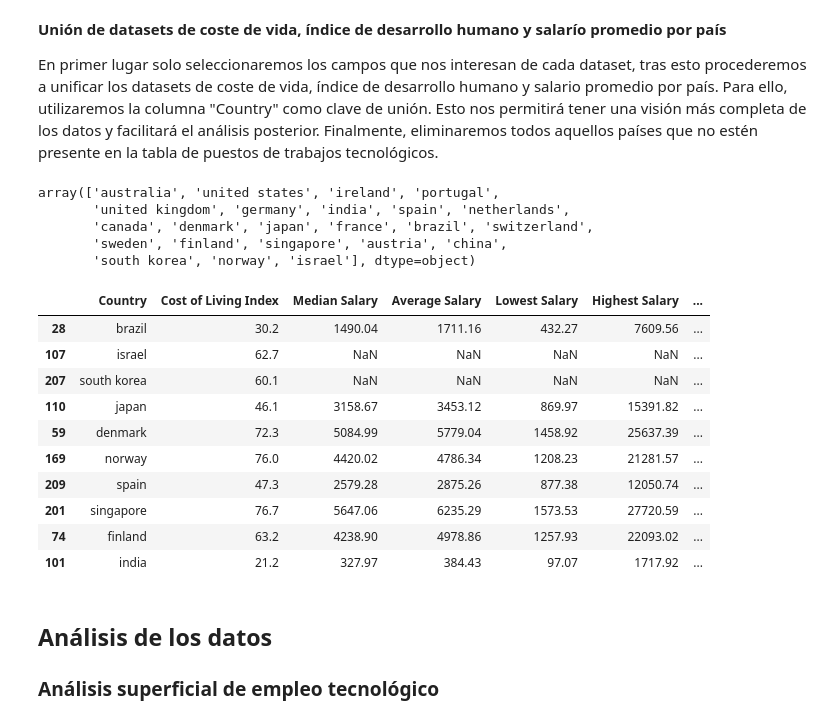
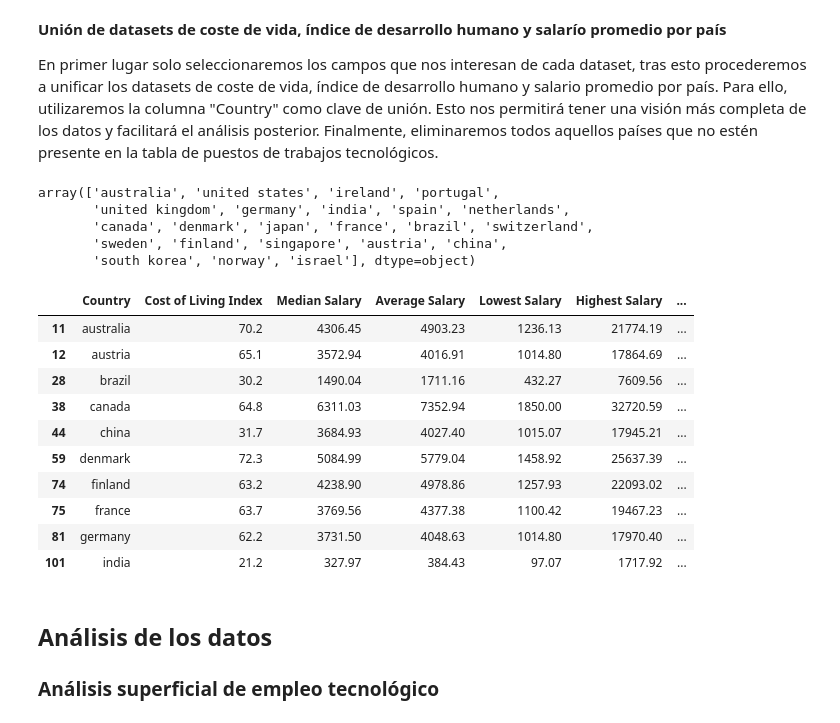
Before and after one commit to MichaeLaudrup/Python_for_AI_VIU, a Jupyter notebook: dataset_project/01_MIAR_ACT_Dataset_Michael_Laudrup_luis_glez.ipynb, the cells around one changed output. Drawn from its saved outputs; the diff is of its cells as text; code cells hidden in the pictures.

```diff
--- a/dataset_project/01_MIAR_ACT_Dataset_Michael_Laudrup_luis_glez.ipynb
+++ b/dataset_project/01_MIAR_ACT_Dataset_Michael_Laudrup_luis_glez.ipynb
@@ -309,31 +309,31 @@ En primer lugar solo seleccionaremos los campos que nos interesan de cada datase
 # %%
 life_cost_reduced = cost_of_life_df[['Country', 'Cost of Living Index']]
 avg_salary_reduced = avg_salary_df.drop(columns=['Continent Name', 'Wage Span'])
 idh_reduced = idh_df[['Country', 'Human Development Index']]
 
 countries_in_jobs_df = all_tech_jobs_df['Country'].unique()
 display(countries_in_jobs_df)
 
 indicators_by_country = pd.merge(pd.merge(life_cost_reduced, avg_salary_reduced, on='Country', how='outer'), idh_reduced, on='Country', how='outer')
 indicators_by_country = indicators_by_country[indicators_by_country['Country'].isin(countries_in_jobs_df)]
 
-display(indicators_by_country.sample(10))
+display(indicators_by_country.head(10))
 # %% [output]
 array(['australia', 'united states', 'ireland', 'portugal',
        'united kingdom', 'germany', 'india', 'spain', 'netherlands',
        'canada', 'denmark', 'japan', 'france', 'brazil', 'switzerland',
        'sweden', 'finland', 'singapore', 'austria', 'china',
        'south korea', 'norway', 'israel'], dtype=object)
 |  | Country | Cost of Living Index | Median Salary | Average Salary | Lowest Salary | Highest Salary | ... |
+| 11 | australia | 70.2 | 4306.45 | 4903.23 | 1236.13 | 21774.19 | ... |
+| 12 | austria | 65.1 | 3572.94 | 4016.91 | 1014.80 | 17864.69 | ... |
 | 28 | brazil | 30.2 | 1490.04 | 1711.16 | 432.27 | 7609.56 | ... |
-| 107 | israel | 62.7 | NaN | NaN | NaN | NaN | ... |
-| 207 | south korea | 60.1 | NaN | NaN | NaN | NaN | ... |
-| 110 | japan | 46.1 | 3158.67 | 3453.12 | 869.97 | 15391.82 | ... |
+| 38 | canada | 64.8 | 6311.03 | 7352.94 | 1850.00 | 32720.59 | ... |
+| 44 | china | 31.7 | 3684.93 | 4027.40 | 1015.07 | 17945.21 | ... |
 | 59 | denmark | 72.3 | 5084.99 | 5779.04 | 1458.92 | 25637.39 | ... |
-| 169 | norway | 76.0 | 4420.02 | 4786.34 | 1208.23 | 21281.57 | ... |
-| 209 | spain | 47.3 | 2579.28 | 2875.26 | 877.38 | 12050.74 | ... |
-| 201 | singapore | 76.7 | 5647.06 | 6235.29 | 1573.53 | 27720.59 | ... |
 | 74 | finland | 63.2 | 4238.90 | 4978.86 | 1257.93 | 22093.02 | ... |
+| 75 | france | 63.7 | 3769.56 | 4377.38 | 1100.42 | 19467.23 | ... |
+| 81 | germany | 62.2 | 3731.50 | 4048.63 | 1014.80 | 17970.40 | ... |
 | 101 | india | 21.2 | 327.97 | 384.43 | 97.07 | 1717.92 | ... |
 # %% [markdown]
 ## Análisis de los datos
```
Also changed, not shown: parts of 5 cells of this notebook.
